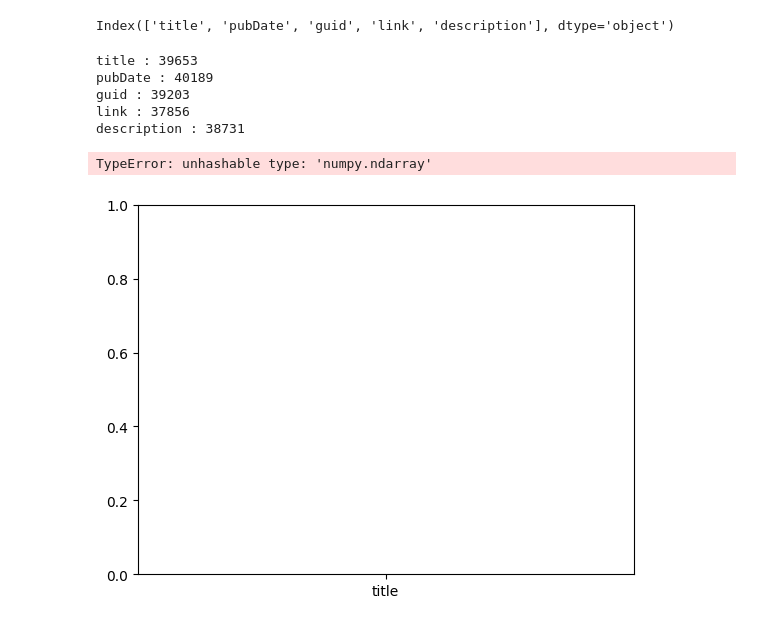
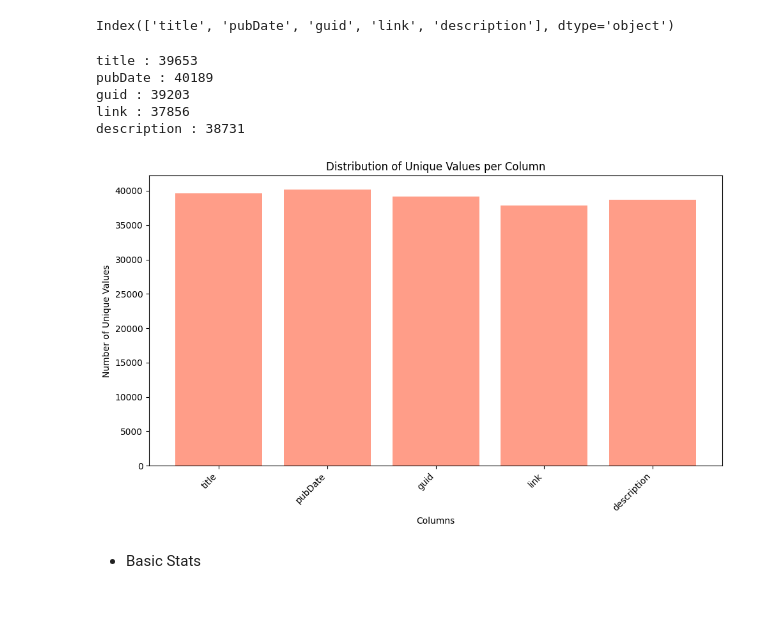
Before and after one commit to MiguelAnt17/nlp_news_classifier, a Jupyter notebook: notebooks/pre_process.ipynb, the cells around one changed output. Saved outputs shown, nothing was run; the diff lists cells and outputs as text; code cells hidden in the pictures.

```diff
--- a/notebooks/pre_process.ipynb
+++ b/notebooks/pre_process.ipynb
@@ -5,5 +7,5 @@ import numpy as np
 # %%
-df = pd.read_csv("C:\\Users\\Miguel António\\Desktop\\PORTFOLIO\\nlp_news_classifier\\data\\bbc_news.csv")
+df = pd.read_csv("---")
 df
 # %% [output]
 |  | title | pubDate | guid | link | description |
@@ -26,33 +28,34 @@ Index(['title', 'pubDate', 'guid', 'link', 'description'], dtype='object')
 # %%
 for col in df:
     print(col,":",len(df[col].unique()))
 
 
 unique_counts = {}
 columns_to_plot = ["title", "pubDate", "guid", "link", "description"]
 
 for col in columns_to_plot:
     if col in df.columns:
         unique_counts[col] = len(df[col].unique())
     else:
         print(f"Warning: Column '{col}' not found in DataFrame.")
 
 plot_columns = list(unique_counts.keys())
 plot_values = list(unique_counts.values())
 
 plt.figure(figsize=(10, 6))
-plt.bar(plot_columns, plot_values, color='skyblue')
+plt.bar(plot_columns, plot_values, color='#ff9d88')
 plt.title('Distribution of Unique Values per Column')
 plt.xlabel('Columns')
 plt.ylabel('Number of Unique Values')
 plt.xticks(rotation=45, ha='right')
 plt.tight_layout()
 plt.show()
 # %% [output]
 title : 39653
 pubDate : 40189
 guid : 39203
 link : 37856
 description : 38731
-TypeError: unhashable type: 'numpy.ndarray'
-[figure, old version]
+[figure, new version]
+# %% [markdown]
+- Basic Stats
```
Also changed, not shown: parts of 5 cells of this notebook.
